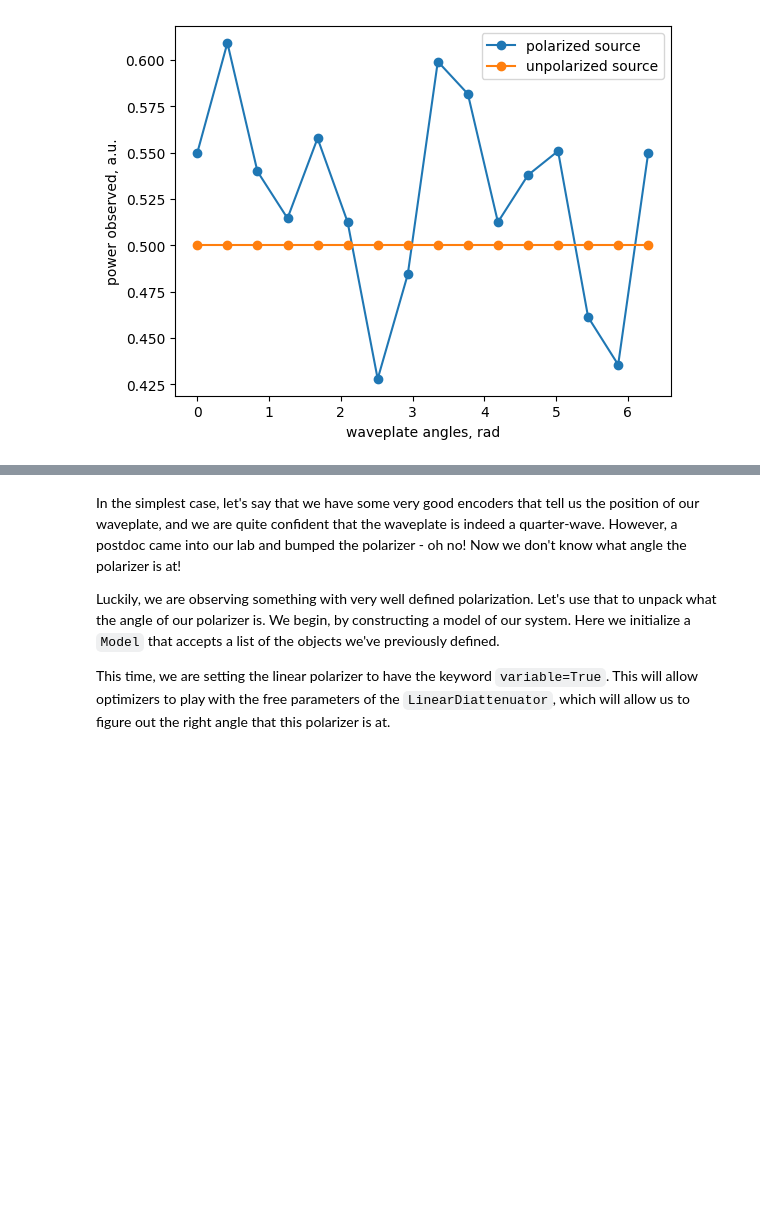
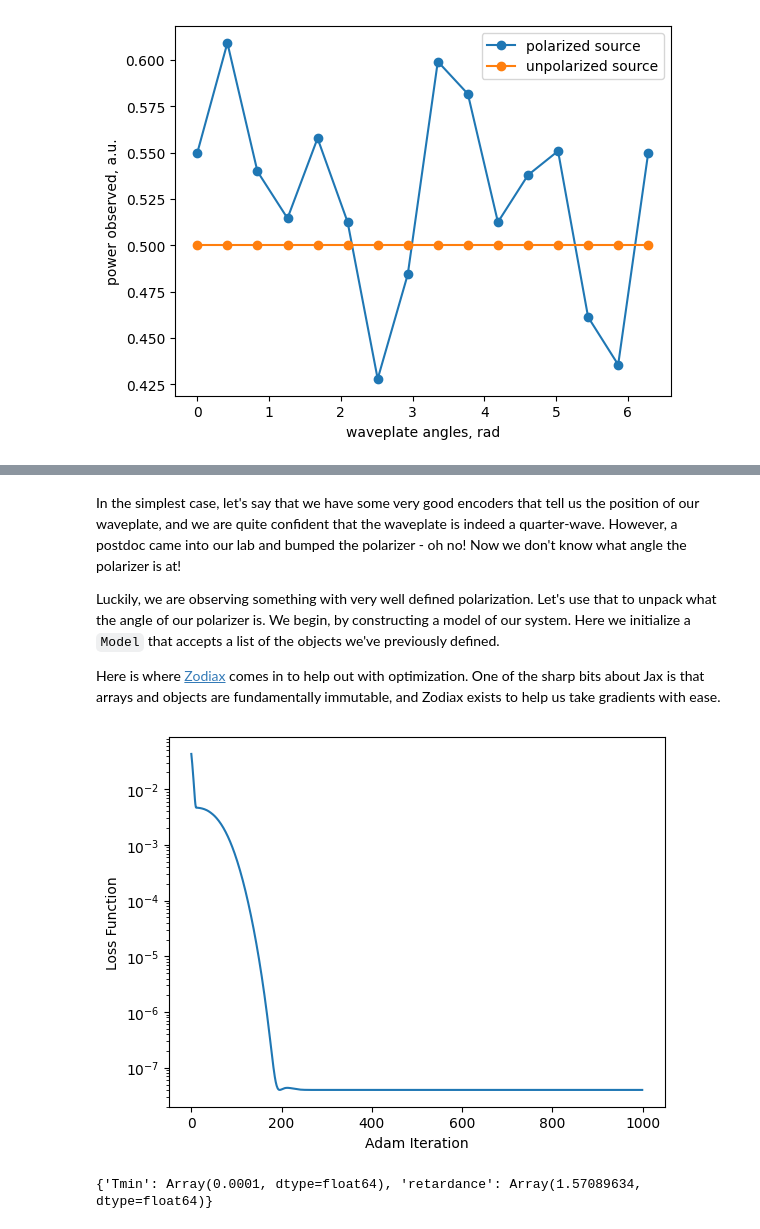
Before and after one commit to Jashcraf/katsu, a Jupyter notebook: docs/notebooks/tutorials/IntroToModels.ipynb, the cells around one changed output, grey strips where cells are left out. Cells and saved outputs as stored; diff of their text form; code cells hidden in the pictures; blank space fills up the shorter version.

Commit message:
helpers, and beginner optimization with Adam

```diff
--- a/docs/notebooks/tutorials/IntroToModels.ipynb
+++ b/docs/notebooks/tutorials/IntroToModels.ipynb
@@ -165,4 +173,4 @@ In the simplest case, let's say that we have some very good encoders that tell u
 
 Luckily, we are observing something with very well defined polarization. Let's use that to unpack what the angle of our polarizer is. We begin, by constructing a model of our system. Here we initialize a `Model` that accepts a list of the objects we've previously defined.
 
-This time, we are setting the linear polarizer to have the keyword `variable=True`. This will allow optimizers to play with the free parameters of the `LinearDiattenuator`, which will allow us to figure out the right angle that this polarizer is at.
+Here is where [Zodiax](https://github.com/LouisDesdoigts/zodiax) comes in to help out with optimization. One of the sharp bits about Jax is that arrays and objects are fundamentally immutable, and Zodiax exists to help us take gradients with ease.
@@ -180,0 +177,10 @@ system._update([1])
+# %%
+# Called dLux for now before integration starts officially
+from katsu.models import dLuxModel, dLuxDiattenuator, dLuxRetarder
+
+layers = [
+    ('retarder', dLuxRetarder(angles, np.pi, shape=angles.shape)),
+    ('diattenuator', dLuxDiattenuator(0, 0.1)),
+]
+
+system = dLuxModel(layers)
@@ -180,0 +242,11 @@ system._update([1])
+# %%
+plt.plot(losses)
+plt.ylabel("Loss Function")
+plt.xlabel("Adam Iteration")
+plt.yscale("log")
+# %% [output]
+[figure, added]
+# %%
+print(params)
+# %% [output]
+{'Tmin': Array(0.0001, dtype=float64), 'retardance': Array(1.57089634, dtype=float64)}
```
Also changed, not shown: parts of 8 cells of this notebook, 2 other files.
